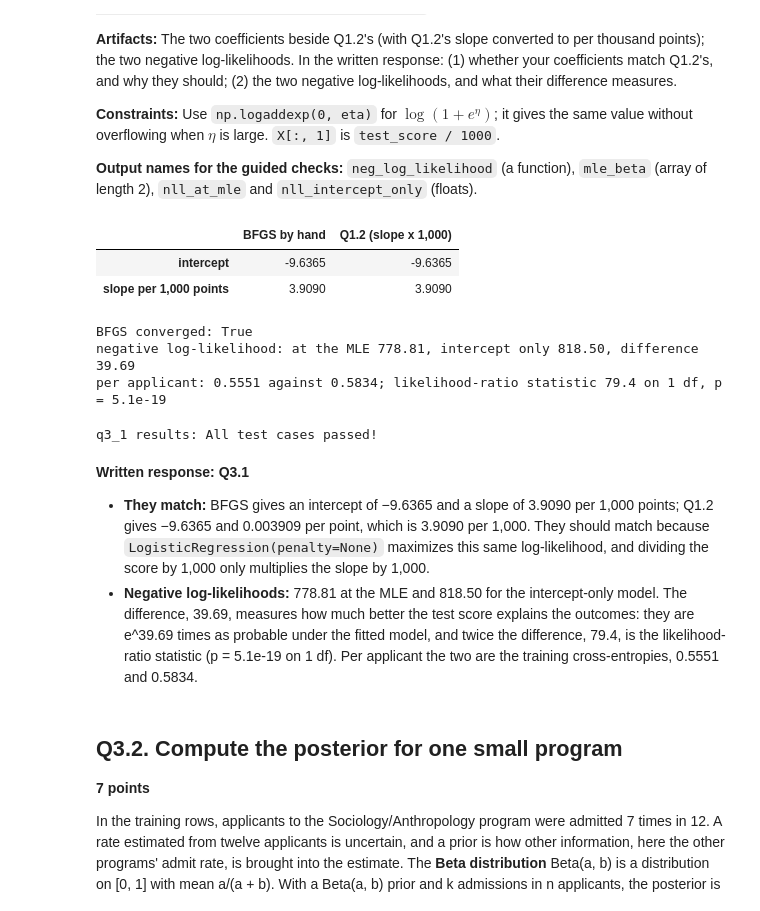
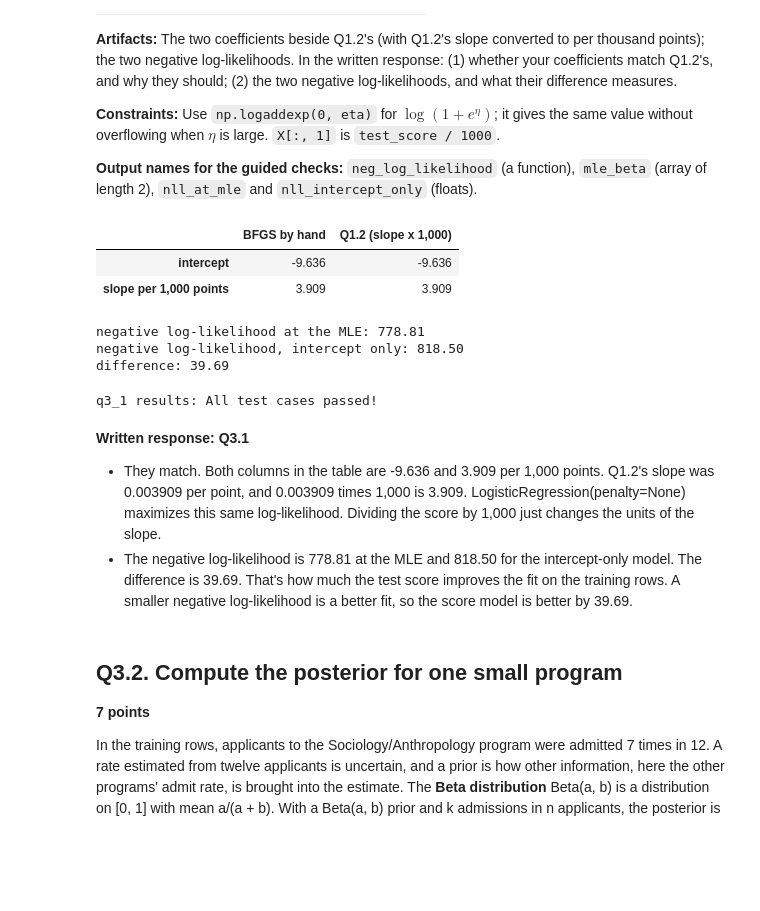
Before and after one commit to qqgjyx/AC-209A, a Jupyter notebook: homeworks/cs1090a_hw4/cs1090a_hw4.ipynb, the cells around one changed output. Saved outputs shown, nothing was run; the diff lists cells and outputs as text; code cells hidden in the pictures; blank space fills up the shorter version.

```diff
--- a/homeworks/cs1090a_hw4/cs1090a_hw4.ipynb
+++ b/homeworks/cs1090a_hw4/cs1090a_hw4.ipynb
@@ -632,31 +618,27 @@ Logistic regression's estimates are the coefficients that make the observed outc
 # %%
 # Q3.1: the logistic log-likelihood written out and maximized with BFGS.
 def neg_log_likelihood(beta, X, y):
-    """Minus the Bernoulli log-likelihood of a logistic model whose log-odds are X @ beta."""
     eta = X @ np.asarray(beta, dtype=float)
     return -np.sum(y * eta - np.logaddexp(0, eta))
 
 X = np.column_stack([np.ones(len(train_df)), train_df["test_score"].to_numpy() / 1000])
 y = y_train.to_numpy()
 result = minimize(neg_log_likelihood, np.zeros(2), args=(X, y), method="BFGS")
 mle_beta = result.x
 nll_at_mle = float(result.fun)
 nll_intercept_only = float(neg_log_likelihood([np.log(y.mean() / (1 - y.mean())), 0.0], X, y))
 display(pd.DataFrame({"BFGS by hand": mle_beta, "Q1.2 (slope x 1,000)": [score_intercept, 1000 * score_slope]},
-                     index=["intercept", "slope per 1,000 points"]).round(4))
-lr_statistic = 2 * (nll_intercept_only - nll_at_mle)
-print(f"BFGS converged: {result.success}")
-print(f"negative log-likelihood: at the MLE {nll_at_mle:.2f}, intercept only {nll_intercept_only:.2f}, "
-      f"difference {nll_intercept_only - nll_at_mle:.2f}")
-print(f"per applicant: {nll_at_mle / len(y):.4f} against {nll_intercept_only / len(y):.4f}; "
-      f"likelihood-ratio statistic {lr_statistic:.1f} on 1 df, p = {stats.chi2.sf(lr_statistic, 1):.1e}")
+                     index=["intercept", "slope per 1,000 points"]).round(3))
+print(f"negative log-likelihood at the MLE: {nll_at_mle:.2f}")
+print(f"negative log-likelihood, intercept only: {nll_intercept_only:.2f}")
+print(f"difference: {nll_intercept_only - nll_at_mle:.2f}")
 # %% [output]
 |  | BFGS by hand | Q1.2 (slope x 1,000) |
-| intercept | -9.6365 | -9.6365 |
-| slope per 1,000 points | 3.9090 | 3.9090 |
+| intercept | -9.636 | -9.636 |
+| slope per 1,000 points | 3.909 | 3.909 |
-BFGS converged: True
-negative log-likelihood: at the MLE 778.81, intercept only 818.50, difference 39.69
-per applicant: 0.5551 against 0.5834; likelihood-ratio statistic 79.4 on 1 df, p = 5.1e-19
+negative log-likelihood at the MLE: 778.81
+negative log-likelihood, intercept only: 818.50
+difference: 39.69
 # %%
 grader.check("q3_1")
 # %% [output]
@@ -664,8 +646,8 @@ q3_1 results: All test cases passed!
 # %% [markdown]
 **Written response: Q3.1**
 
-- **They match:** BFGS gives an intercept of −9.6365 and a slope of 3.9090 per 1,000 points; Q1.2 gives −9.6365 and 0.003909 per point, which is 3.9090 per 1,000. They should match because `LogisticRegression(penalty=None)` maximizes this same log-likelihood, and dividing the score by 1,000 only multiplies the slope by 1,000.
-- **Negative log-likelihoods:** 778.81 at the MLE and 818.50 for the intercept-only model. The difference, 39.69, measures how much better the test score explains the outcomes: they are e^39.69 times as probable under the fitted model, and twice the difference, 79.4, is the likelihood-ratio statistic (p = 5.1e-19 on 1 df). Per applicant the two are the training cross-entropies, 0.5551 and 0.5834.
+- They match. Both columns in the table are -9.636 and 3.909 per 1,000 points. Q1.2's slope was 0.003909 per point, and 0.003909 times 1,000 is 3.909. LogisticRegression(penalty=None) maximizes this same log-likelihood. Dividing the score by 1,000 just changes the units of the slope.
+- The negative log-likelihood is 778.81 at the MLE and 818.50 for the intercept-only model. The difference is 39.69. That's how much the test score improves the fit on the training rows. A smaller negative log-likelihood is a better fit, so the score model is better by 39.69.
 # %% [markdown]
 ## Q3.2. Compute the posterior for one small program
 
```
Also changed, not shown: parts of 30 cells of this notebook, 1 other file.
